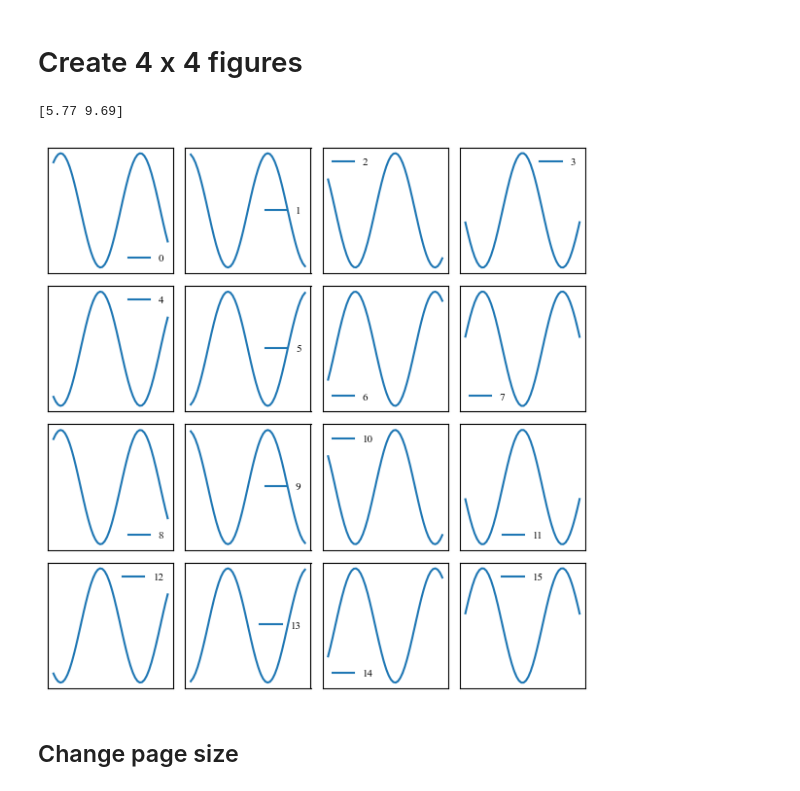
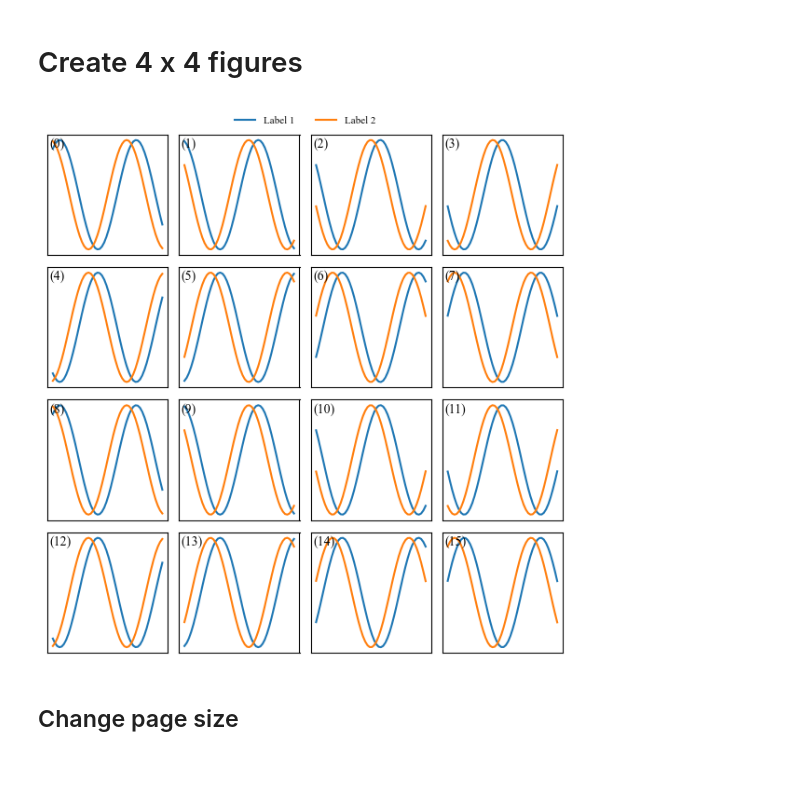
Before and after one commit to ruozhoulin/PlotPublication, a Jupyter notebook: tutorial_1_subplot.ipynb, the cells around one changed output. Cells and saved outputs as stored; diff of their text form; code cells hidden in the pictures.

```diff
--- a/tutorial_1_subplot.ipynb
+++ b/tutorial_1_subplot.ipynb
@@ -77,6 +78,7 @@ for i, ax in enumerate(Fig.ax.flatten()):
     ax.set_xlabel("X label")
     ax.set_ylabel("Y label")
     legend(ax)
+    cornor_annotate(ax, "(%d)"%i) # add figure index
 
 # ! use this to select the best figure size
 Fig.stretch_figure_height(0.8)
@@ -101,6 +103,7 @@ for i, ax in enumerate(Fig.ax.flatten()):
     ax.set_xlabel("X label")
     ax.set_ylabel("Y label")
     legend(ax)
+    cornor_annotate(ax, "(%d)" % i)  # add figure index
 
 for ax in Fig.ax.flatten():  # convert to 1d array
     ax.set_box_aspect(1.0)
@@ -119,27 +122,27 @@ Fig.save(os.path.join("figures", "3x3.png"))
 # %%
 Fig = FigurePublication(4, 4)
 fig, axes = Fig.fig, Fig.ax
 
-print(fig.get_size_inches())
 x = np.linspace(1, 10, 50)
 
-# colors = get_default_color() # default color from matplotlib
-
 for i, ax in enumerate(Fig.ax.flatten()):
-    y = np.sin(x + np.pi/4 *i)
-    ax.plot(x, y, label=i)
+    y1 = np.sin(x + np.pi/4 *i)
+    y2 = np.sin(x + np.pi/4 *(i+1))
+    line1, = ax.plot(x, y1)
+    line2, = ax.plot(x, y2)
     ax.get_xaxis().set_visible(False)
     ax.get_yaxis().set_visible(False)
     ax.set_xlabel("X label")
     ax.set_ylabel("Y label")
-    legend(ax)
+    cornor_annotate(ax, "(%d)" % i)  # add figure index
+
+legend_subplot(fig, [line1, line2], ["Label 1", "Label 2"]) # add a legend for all plot
 
 Fig.stretch_figure_height(0.6)  # * use this to select the best figure size
 fig.tight_layout()
 Fig.save("figures/4x4.png")
 # %% [output]
-[5.77 9.69]
-[figure, old version]
+[figure, new version]
 # %% [markdown]
 ## Change page size
 # %%
```
Also changed, not shown: parts of 3 cells of this notebook, 10 other files.
